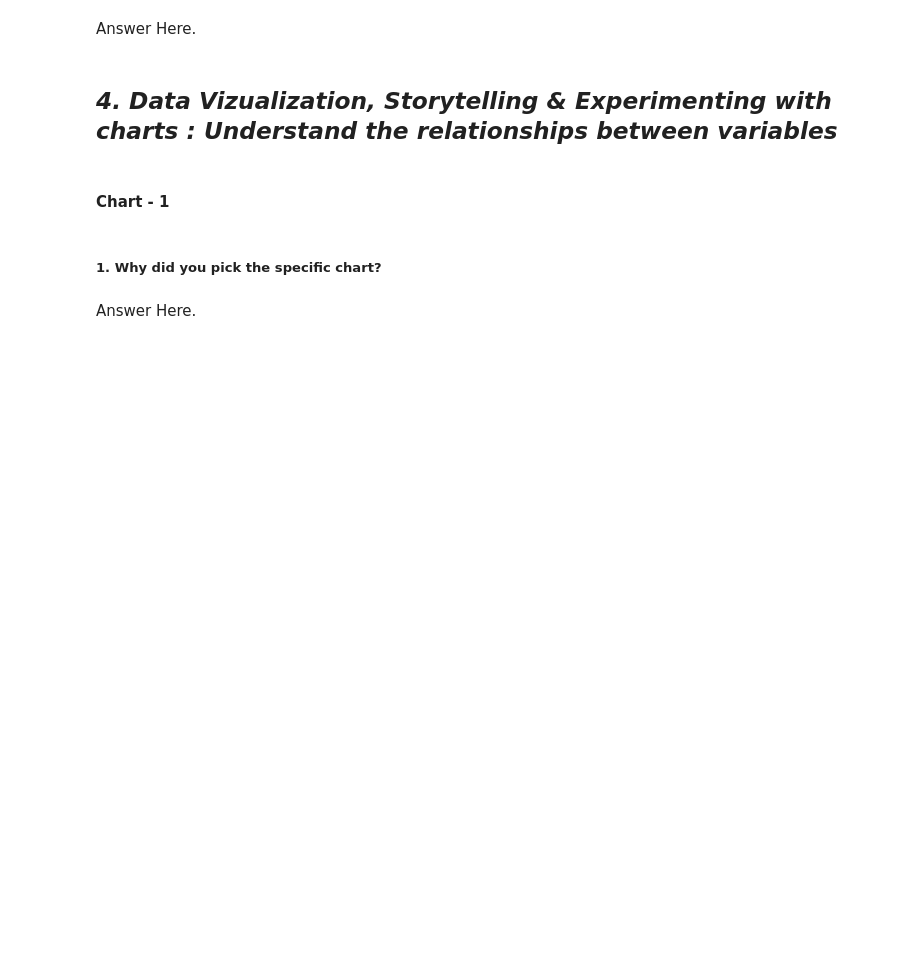
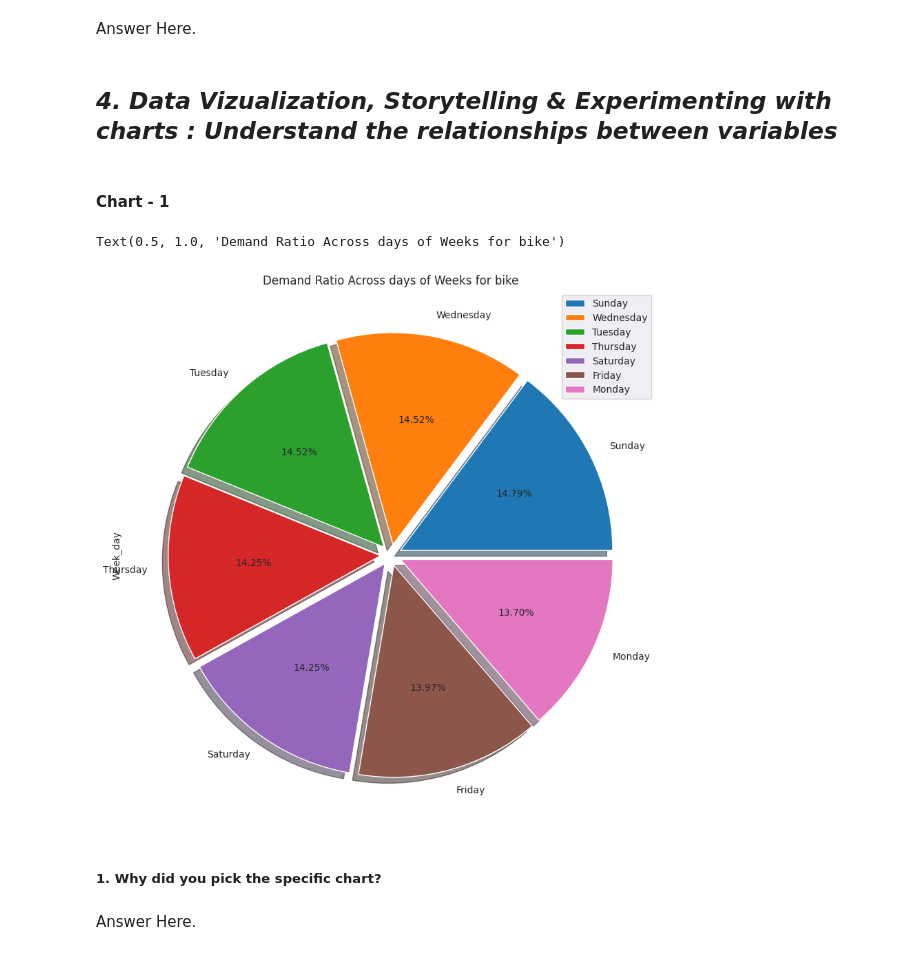
Before and after one commit to apurva-shrivastava/Bike-Sharing-Demand-Prediction, a Jupyter notebook: apurva_bike_sharing_demand_prediction.ipynb, the cells around one changed output. Cells and saved outputs as stored; diff of their text form; code cells hidden in the pictures; blank space fills up the shorter version.

Commit message:
plotted 5 visualizations

```diff
--- a/apurva_bike_sharing_demand_prediction.ipynb
+++ b/apurva_bike_sharing_demand_prediction.ipynb
@@ -449,3 +447,10 @@ Answer Here.
+# %%
+# Chart - 1 visualization code
+data['Week_day'].value_counts().plot(kind='pie',legend=True,figsize=(10,10),explode=[0.05,0.05,0.05,0.05,0.05,0.05,0.05],autopct='%1.2f%%',shadow=True)
+plt.title("Demand Ratio Across days of Weeks for bike Sharing")
+# %% [output]
+Text(0.5, 1.0, 'Demand Ratio Across days of Weeks for bike')
+[figure, added]
 # %% [markdown]
 ##### 1. Why did you pick the specific chart?
 # %% [markdown]
```
Also changed, not shown: parts of 10 cells of this notebook.
